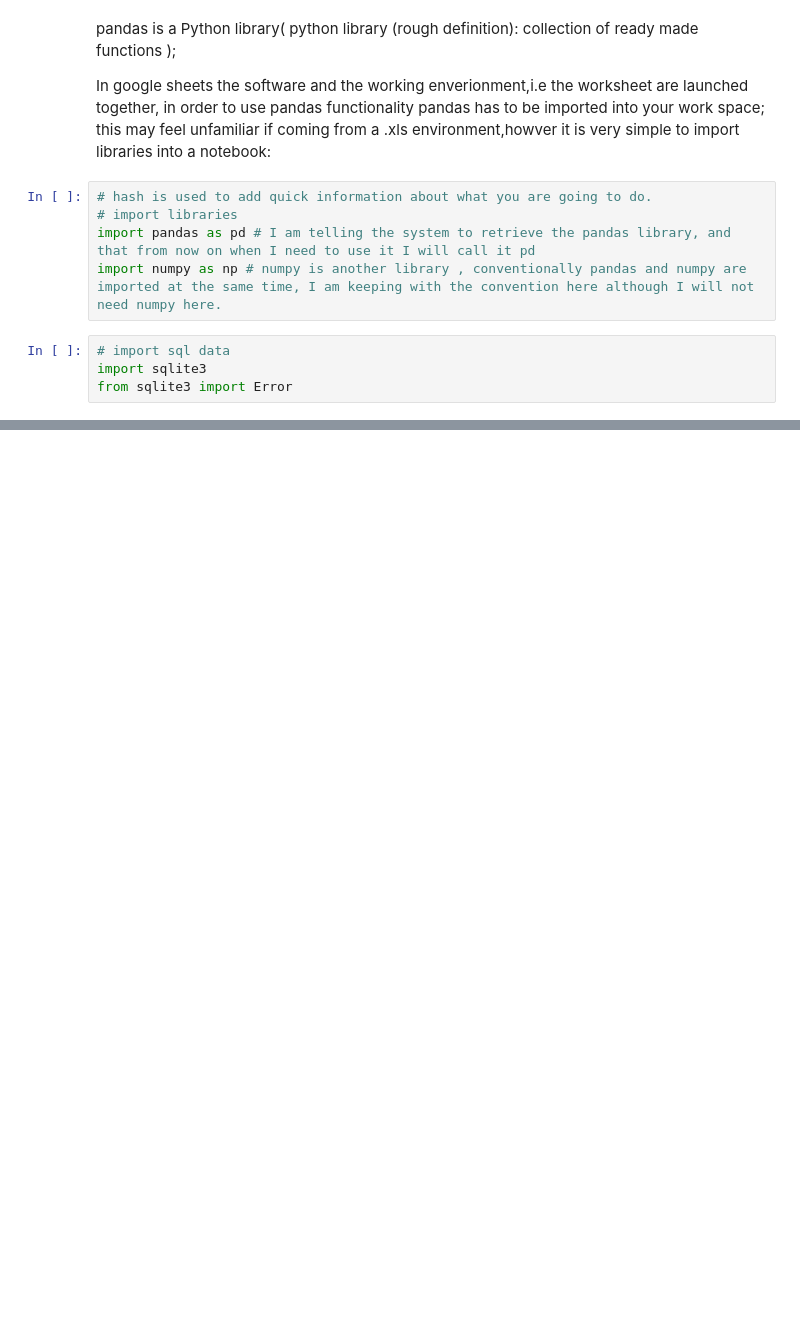
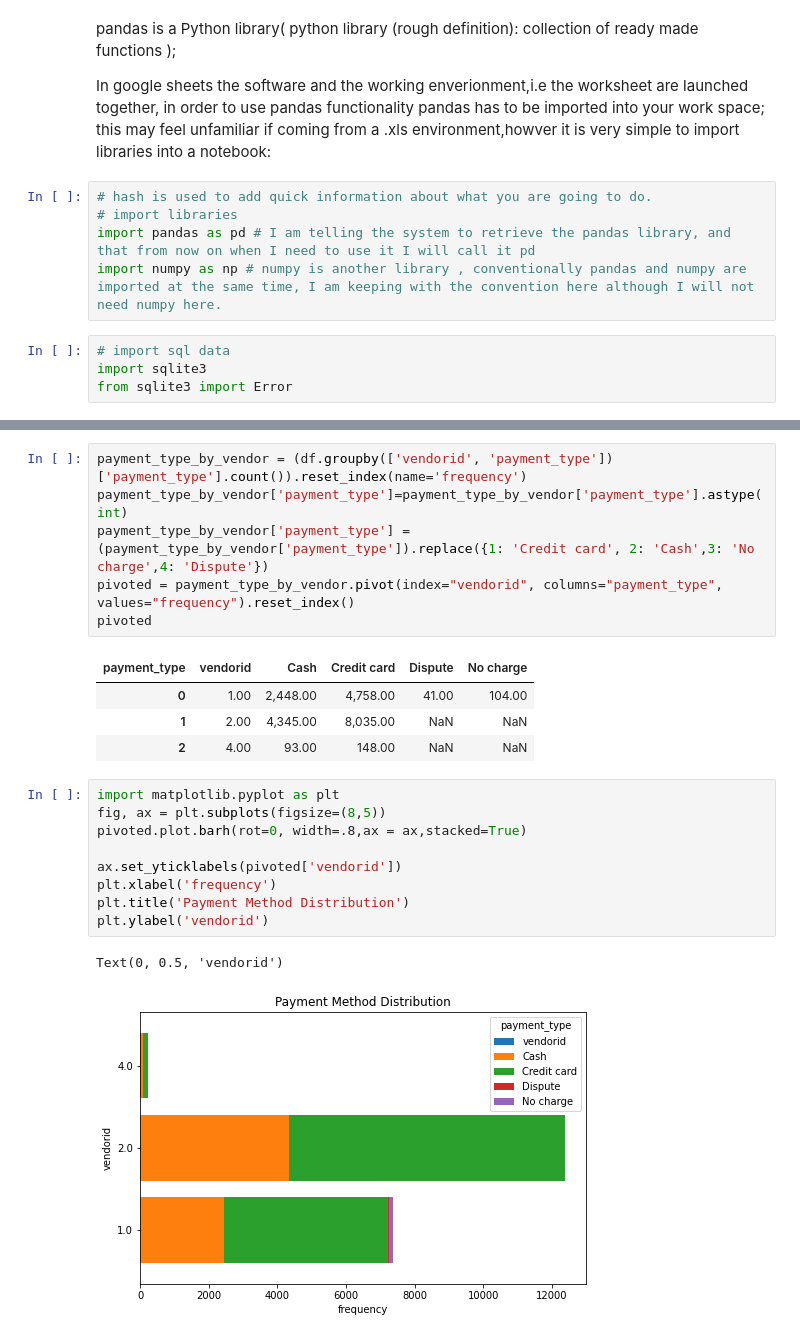
Before and after one commit to Danddt/Practice-run, a Jupyter notebook: taxi-with-pandas.ipynb, the cells around one changed output, grey strips where cells are left out. Drawn from its saved outputs; the diff is of its cells as text; blank space fills up the shorter version.

```diff
--- a/taxi-with-pandas.ipynb
+++ b/taxi-with-pandas.ipynb
@@ -62,0 +134,23 @@ df['fare_amount'].idxmax()
+# %%
+payment_type_by_vendor = (df.groupby(['vendorid', 'payment_type'])['payment_type'].count()).reset_index(name='frequency')
+payment_type_by_vendor['payment_type']=payment_type_by_vendor['payment_type'].astype(int)
+payment_type_by_vendor['payment_type'] = (payment_type_by_vendor['payment_type']).replace({1: 'Credit card', 2: 'Cash',3: 'No charge',4: 'Dispute'})
+pivoted = payment_type_by_vendor.pivot(index="vendorid", columns="payment_type", values="frequency").reset_index()
+pivoted
+# %% [output]
+| payment_type | vendorid | Cash | Credit card | Dispute | No charge |
+| 0 | 1.00 | 2,448.00 | 4,758.00 | 41.00 | 104.00 |
+| 1 | 2.00 | 4,345.00 | 8,035.00 | NaN | NaN |
+| 2 | 4.00 | 93.00 | 148.00 | NaN | NaN |
+# %%
+import matplotlib.pyplot as plt
+fig, ax = plt.subplots(figsize=(8,5))
+pivoted.plot.barh(rot=0, width=.8,ax = ax,stacked=True)
+
+ax.set_yticklabels(pivoted['vendorid'])
+plt.xlabel('frequency')
+plt.title('Payment Method Distribution')
+plt.ylabel('vendorid')
+# %% [output]
+Text(0, 0.5, 'vendorid')
+[figure, added]
```
Also changed, not shown: parts of 18 cells of this notebook.
